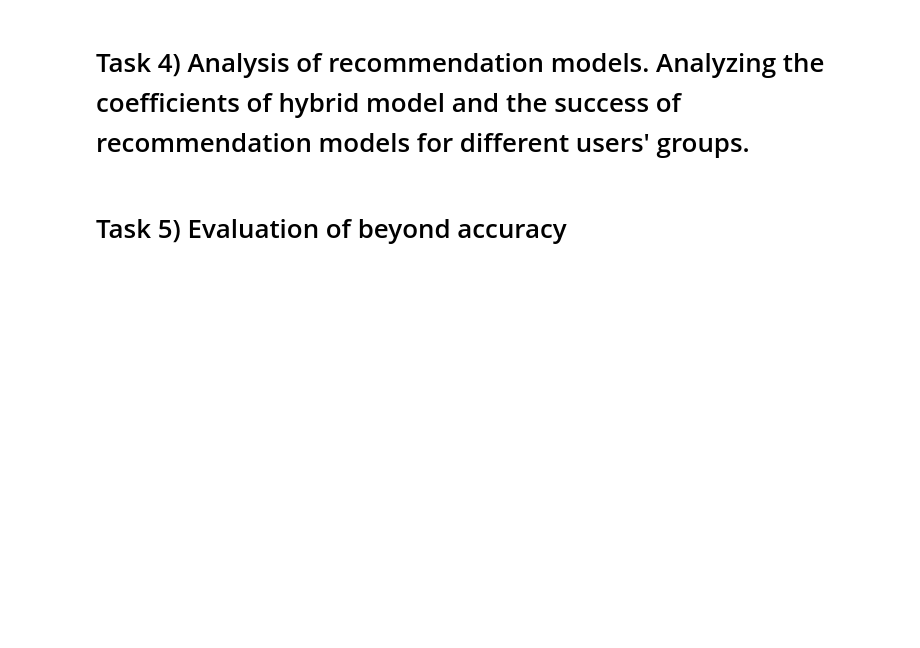
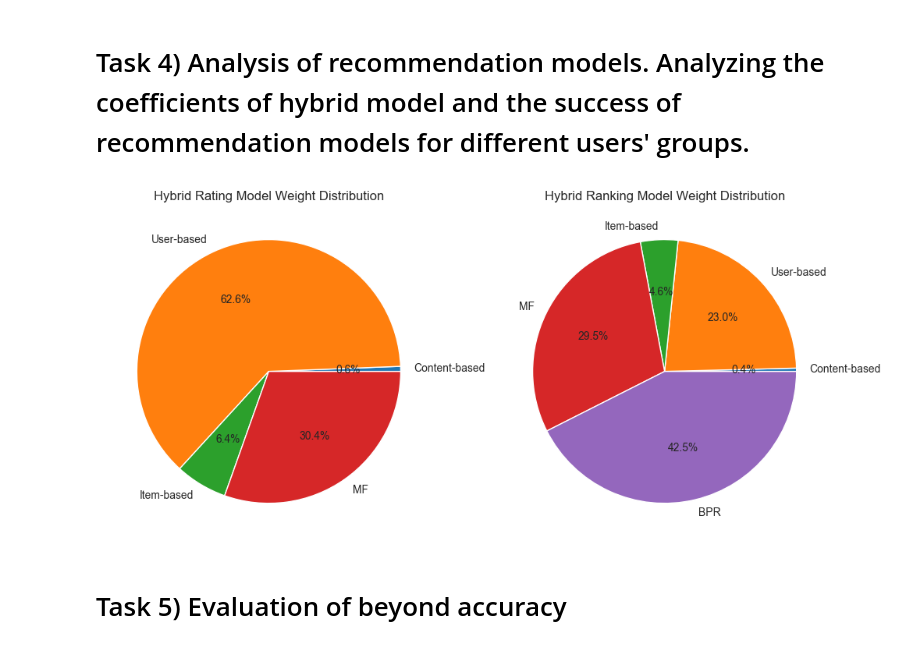
Before and after one commit to HJYblur/RecommenderSystem, a Jupyter notebook: Project-RecSys/2.ipynb, the cells around one changed output. Drawn from its saved outputs; the diff is of its cells as text; code cells hidden in the pictures; blank space fills up the shorter version.

Commit message:
hybrid weights and added second hybrid to beyond accuracy metrics

```diff
--- a/Project-RecSys/2.ipynb
+++ b/Project-RecSys/2.ipynb
@@ -2918,6 +2869,35 @@ Peformance metrics of BPR for top-10 recommendations:
 # Task 3) Implement baselines for both rating prediction and ranking tasks, and perform experiments with those baselines
 # %% [markdown]
 # Task 4) Analysis of recommendation models. Analyzing the coefficients of hybrid model and the success of recommendation models for different users' groups.
+# %%
+models_rating = ["Content-based", "User-based", "Item-based", "MF"]
+weights_rating = hybrid_rating.coef_
+weights_rating_norm = hybrid_rating.coef_ / np.sum(np.abs(hybrid_rating.coef_))
+# %%
+models_ranking = ["Content-based", "User-based", "Item-based", "MF", "BPR"]
+weights_ranking = hybrid_ranking.coef_
+weights_ranking_norm = hybrid_ranking.coef_ / np.sum(np.abs(hybrid_ranking.coef_))
+# %%
+fig, axes = plt.subplots(1, 2, figsize=(12, 6))
+
+# Rating model pie
+axes[0].pie(
+    weights_rating_norm,
+    labels=models_rating,
+    autopct=lambda p: f"{p:.1f}%"
+)
+axes[0].set_title("Hybrid Rating Model Weight Distribution")
+
+axes[1].pie(
+    weights_ranking_norm,
+    labels=models_ranking,
+    autopct=lambda p: f"{p:.1f}%"
+)
+axes[1].set_title("Hybrid Ranking Model Weight Distribution")
+
+plt.show()
+# %% [output]
+[figure, added]
 # %% [markdown]
 # Task 5) Evaluation of beyond accuracy
 # %%
```
Also changed, not shown: parts of 39 cells of this notebook.
